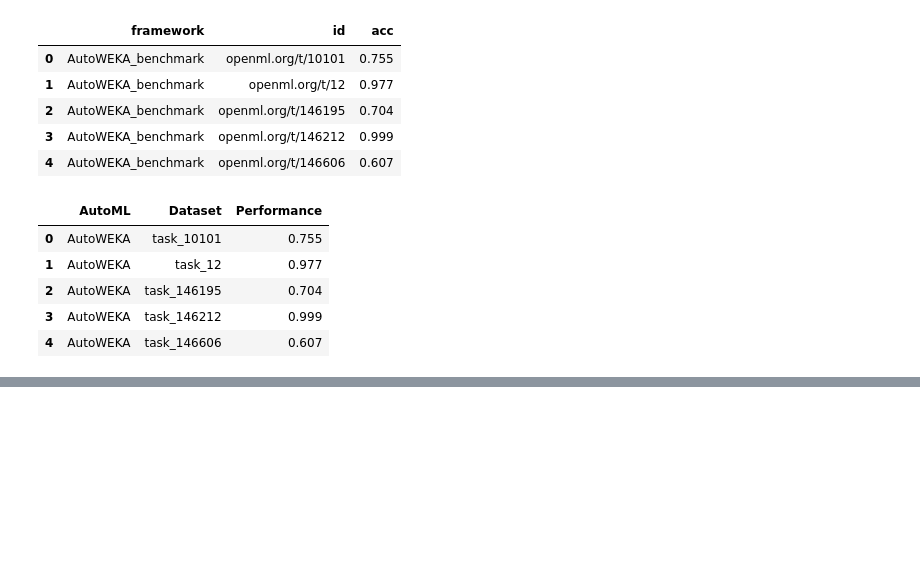
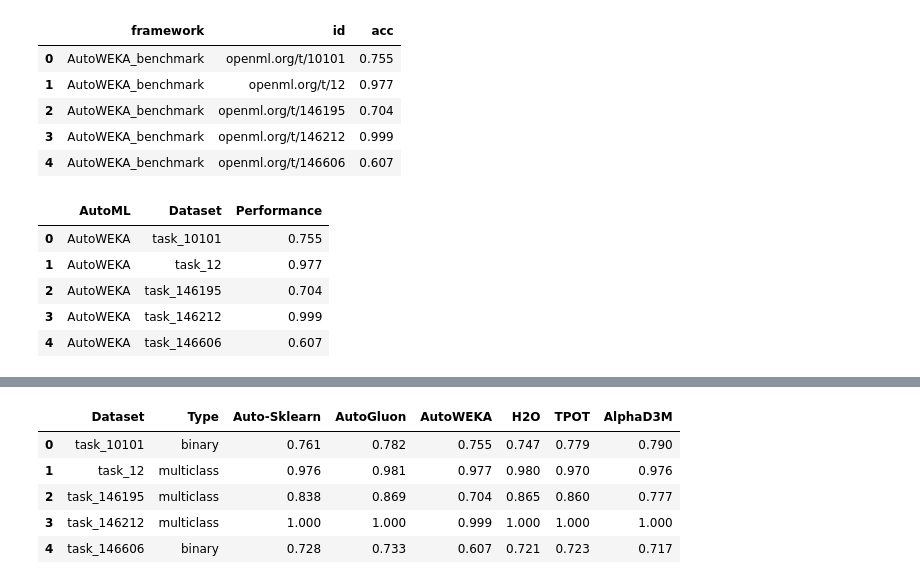
Before and after one commit to VIDA-NYU/alphad3m, a Jupyter notebook: scripts/openml_benchmark_experiment.ipynb, the cells around one changed output, grey strips where cells are left out. Cells and saved outputs as stored; diff of their text form; code cells hidden in the pictures; blank space fills up the shorter version.

```diff
--- a/scripts/openml_benchmark_experiment.ipynb
+++ b/scripts/openml_benchmark_experiment.ipynb
@@ -66,0 +58,12 @@ performances
+# %%
+# We added manually the type of classification (binary or multiclass) and the AlphaD3M's scores to the csv file
+performances = pd.read_csv('resource/automlbenchmark_1h_average_alphad3m.csv')
+#performances = performances.rename(columns={'AlphaD3M': 'SystemX'})
+performances.head()
+# %% [output]
+|  | Dataset | Type | Auto-Sklearn | AutoGluon | AutoWEKA | H2O | TPOT | AlphaD3M |
+| 0 | task_10101 | binary | 0.761 | 0.782 | 0.755 | 0.747 | 0.779 | 0.790 |
+| 1 | task_12 | multiclass | 0.976 | 0.981 | 0.977 | 0.980 | 0.970 | 0.976 |
+| 2 | task_146195 | multiclass | 0.838 | 0.869 | 0.704 | 0.865 | 0.860 | 0.777 |
+| 3 | task_146212 | multiclass | 1.000 | 1.000 | 0.999 | 1.000 | 1.000 | 1.000 |
+| 4 | task_146606 | binary | 0.728 | 0.733 | 0.607 | 0.721 | 0.723 | 0.717 |
```
Also changed, not shown: parts of 5 cells of this notebook, 2 other files.
